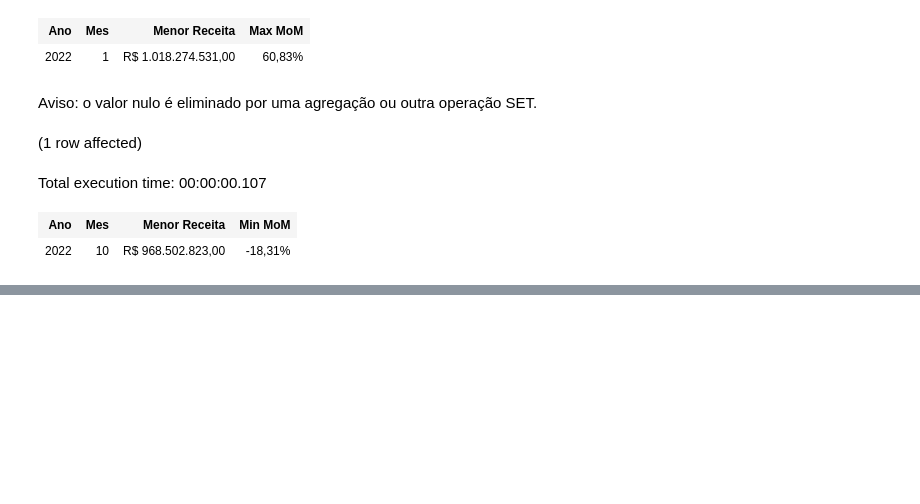
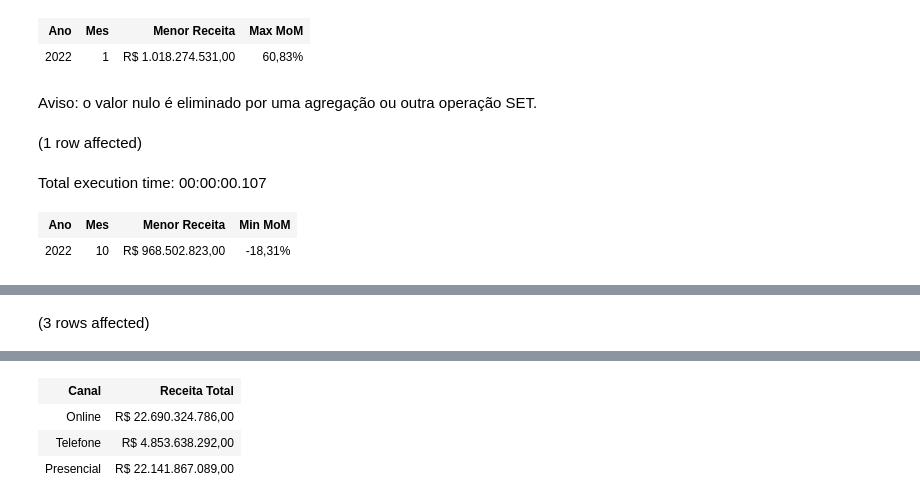
Before and after one commit to AlbertoFAraujo/SQL_EDA_Data_travels, a Jupyter notebook: EDA_Data_travels.ipynb, the cells around one changed output, grey strips where cells are left out. Drawn from its saved outputs; the diff is of its cells as text; code cells hidden in the pictures; blank space fills up the shorter version.

```diff
--- a/EDA_Data_travels.ipynb
+++ b/EDA_Data_travels.ipynb
@@ -162,0 +210,14 @@ Total execution time: 00:00:00.107
+# %%
+-- Receita gerada por canal de atendimento
+-- Select rows from a Table or View '[TableOrViewName]' in schema '[dbo]'
+SELECT
+    CASE
+        WHEN Canal_de_vendas = 'ON' THEN 'Online'
+        WHEN Canal_de_vendas = 'TEL' THEN 'Telefone'
+        ELSE 'Presencial'
+    END AS Canal,
+    FORMAT(SUM(Quantidade_de_pessoas * Valor_por_pessoa),'c','pt-BR') AS [Receita Total]
+FROM dados_travels
+GROUP BY Canal_de_vendas
+# %% [output]
+(3 rows affected)
@@ -162,0 +225,4 @@ Total execution time: 00:00:00.107
+| Canal | Receita Total |
+| Online | R$ 22.690.324.786,00 |
+| Telefone | R$ 4.853.638.292,00 |
+| Presencial | R$ 22.141.867.089,00 |
```
Also changed, not shown: parts of 3 cells of this notebook.
